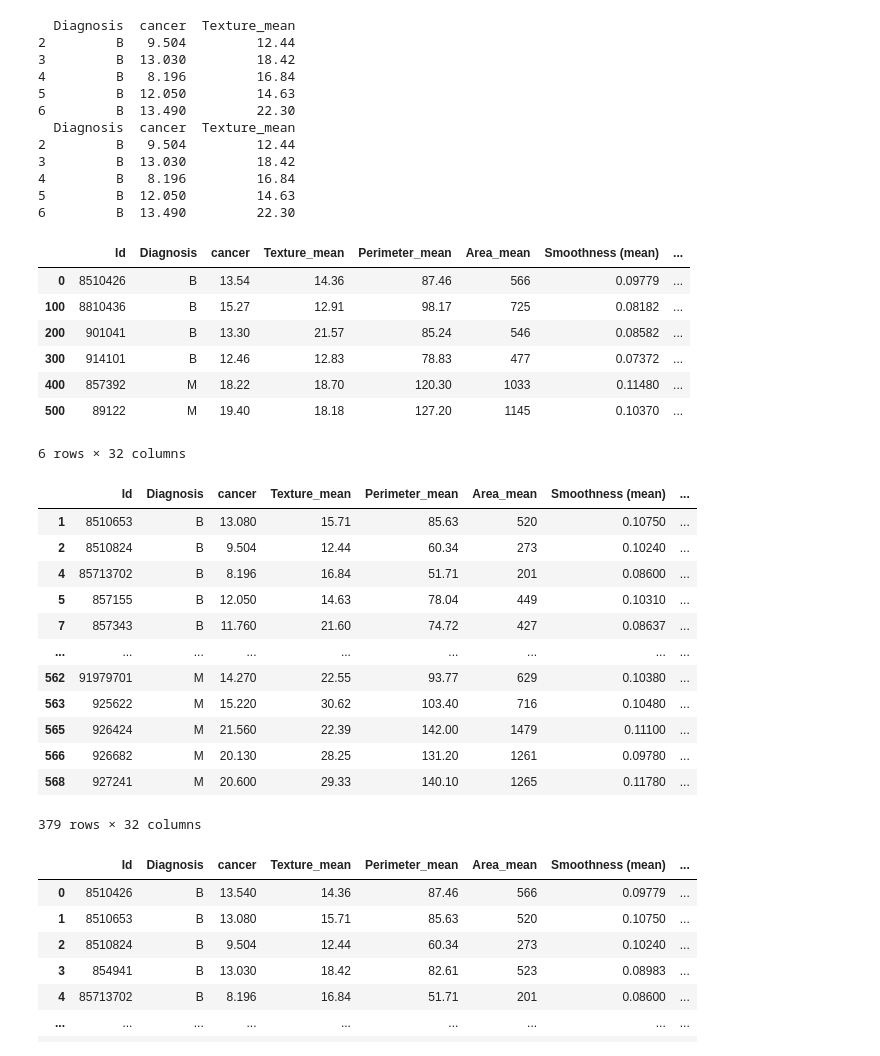
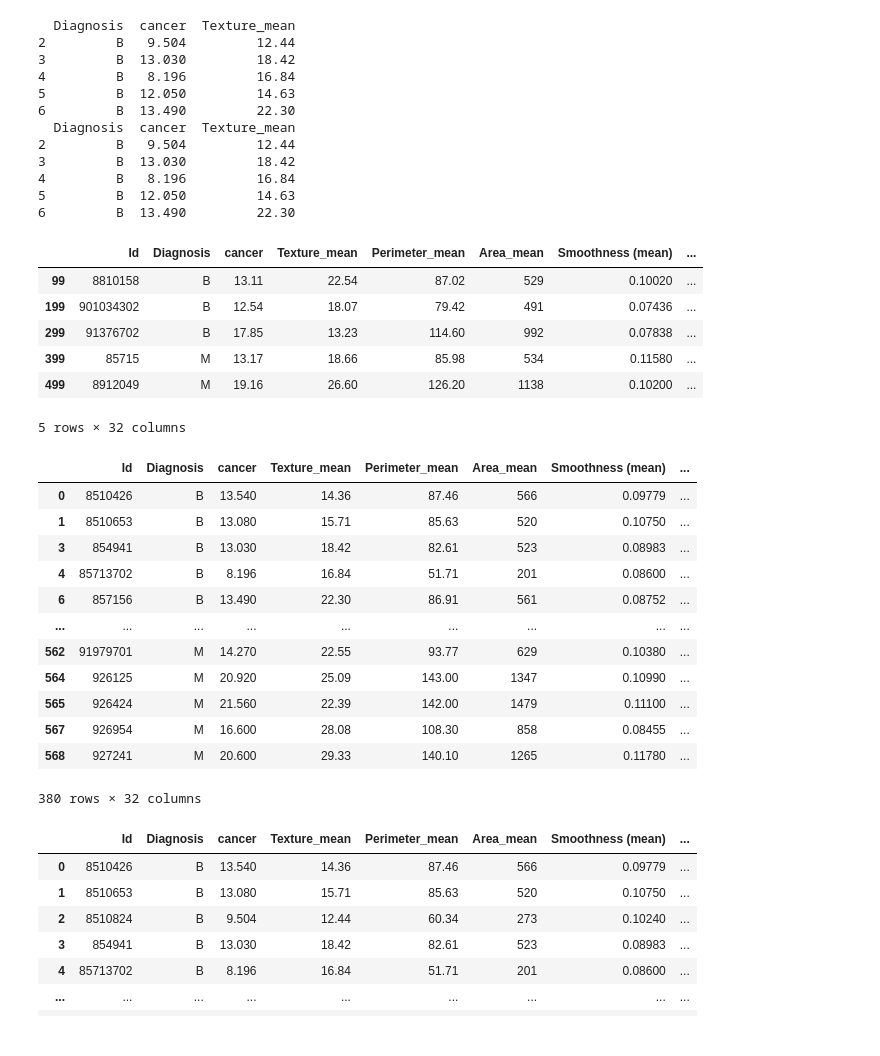
Before and after one commit to cl3789/machine-learning-basics, a Jupyter notebook: Numpy_and_Pandas.ipynb, the cells around one changed output. Cells and saved outputs as stored; diff of their text form; code cells hidden in the pictures.

```diff
--- a/Numpy_and_Pandas.ipynb
+++ b/Numpy_and_Pandas.ipynb
@@ -224,8 +256,9 @@ cancer = pd.read_csv("sample_data/cancer.csv", header=0)
 cancer.dtypes
 print("original datatype:",cancer.dtypes)
 
-## change datatype of specific columns
-cancer = cancer.astype({"Id": str, "Area (mean)": int})
+## change datatype of specific columns, using a dictionary of datatype
+col_dtype_dict = {"Id": str, "Area (mean)": int}
+cancer = cancer.astype(col_dtype_dict)
 print("new datatype:",cancer.dtypes)
 # %% [output]
 original datatype: Id                             int64
@@ -330,36 +363,35 @@ print(cancer.iloc[2:7, 1:4])
 5         B  12.050         14.63
 6         B  13.490         22.30
 # %%
-## Select every n rows
+## Select every n rows. Note: row index starts from 0.
 n = 100
-cancer[cancer.index % n == 0]
+cancer[(cancer.index+1) % n == 0]
 # %% [output]
 |  | Id | Diagnosis | cancer | Texture_mean | Perimeter_mean | Area_mean | Smoothness (mean) | ... |
-| 0 | 8510426 | B | 13.54 | 14.36 | 87.46 | 566 | 0.09779 | ... |
-| 100 | 8810436 | B | 15.27 | 12.91 | 98.17 | 725 | 0.08182 | ... |
-| 200 | 901041 | B | 13.30 | 21.57 | 85.24 | 546 | 0.08582 | ... |
-| 300 | 914101 | B | 12.46 | 12.83 | 78.83 | 477 | 0.07372 | ... |
-| 400 | 857392 | M | 18.22 | 18.70 | 120.30 | 1033 | 0.11480 | ... |
-| 500 | 89122 | M | 19.40 | 18.18 | 127.20 | 1145 | 0.10370 | ... |
+| 99 | 8810158 | B | 13.11 | 22.54 | 87.02 | 529 | 0.10020 | ... |
+| 199 | 901034302 | B | 12.54 | 18.07 | 79.42 | 491 | 0.07436 | ... |
+| 299 | 91376702 | B | 17.85 | 13.23 | 114.60 | 992 | 0.07838 | ... |
+| 399 | 85715 | M | 13.17 | 18.66 | 85.98 | 534 | 0.11580 | ... |
+| 499 | 8912049 | M | 19.16 | 26.60 | 126.20 | 1138 | 0.10200 | ... |
-6 rows × 32 columns
+5 rows × 32 columns
 # %%
-## Exclude every n rows
+## Exclude every n rows.  Note, the first row is also in the following code
 n = 3
-cancer[cancer.index % n != 0]
+cancer[(cancer.index+1) % n != 0]
 # %% [output]
 |  | Id | Diagnosis | cancer | Texture_mean | Perimeter_mean | Area_mean | Smoothness (mean) | ... |
+| 0 | 8510426 | B | 13.540 | 14.36 | 87.46 | 566 | 0.09779 | ... |
 | 1 | 8510653 | B | 13.080 | 15.71 | 85.63 | 520 | 0.10750 | ... |
-| 2 | 8510824 | B | 9.504 | 12.44 | 60.34 | 273 | 0.10240 | ... |
+| 3 | 854941 | B | 13.030 | 18.42 | 82.61 | 523 | 0.08983 | ... |
 | 4 | 85713702 | B | 8.196 | 16.84 | 51.71 | 201 | 0.08600 | ... |
-| 5 | 857155 | B | 12.050 | 14.63 | 78.04 | 449 | 0.10310 | ... |
-| 7 | 857343 | B | 11.760 | 21.60 | 74.72 | 427 | 0.08637 | ... |
+| 6 | 857156 | B | 13.490 | 22.30 | 86.91 | 561 | 0.08752 | ... |
 | ... | ... | ... | ... | ... | ... | ... | ... | ... |
 | 562 | 91979701 | M | 14.270 | 22.55 | 93.77 | 629 | 0.10380 | ... |
-| 563 | 925622 | M | 15.220 | 30.62 | 103.40 | 716 | 0.10480 | ... |
+| 564 | 926125 | M | 20.920 | 25.09 | 143.00 | 1347 | 0.10990 | ... |
 | 565 | 926424 | M | 21.560 | 22.39 | 142.00 | 1479 | 0.11100 | ... |
-| 566 | 926682 | M | 20.130 | 28.25 | 131.20 | 1261 | 0.09780 | ... |
+| 567 | 926954 | M | 16.600 | 28.08 | 108.30 | 858 | 0.08455 | ... |
 | 568 | 927241 | M | 20.600 | 29.33 | 140.10 | 1265 | 0.11780 | ... |
-379 rows × 32 columns
+380 rows × 32 columns
 # %%
 ## Select rows based on Column condition
 # Select rows whose Diagnosis is 'B'
```
Also changed, not shown: parts of 10 cells of this notebook, 5 other files.
